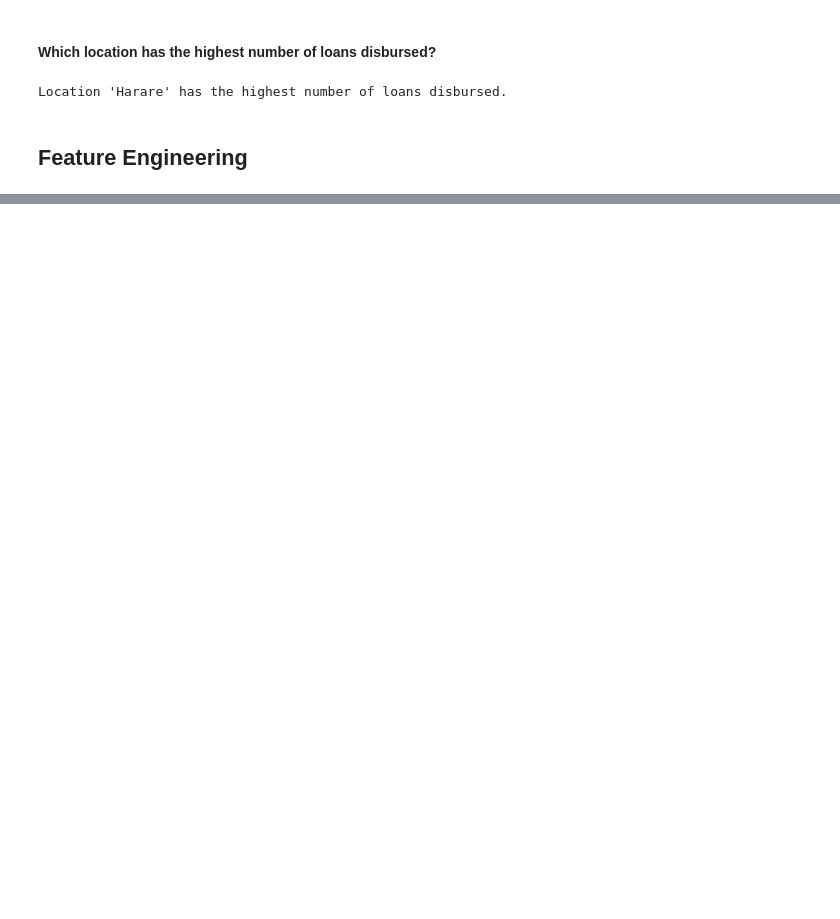
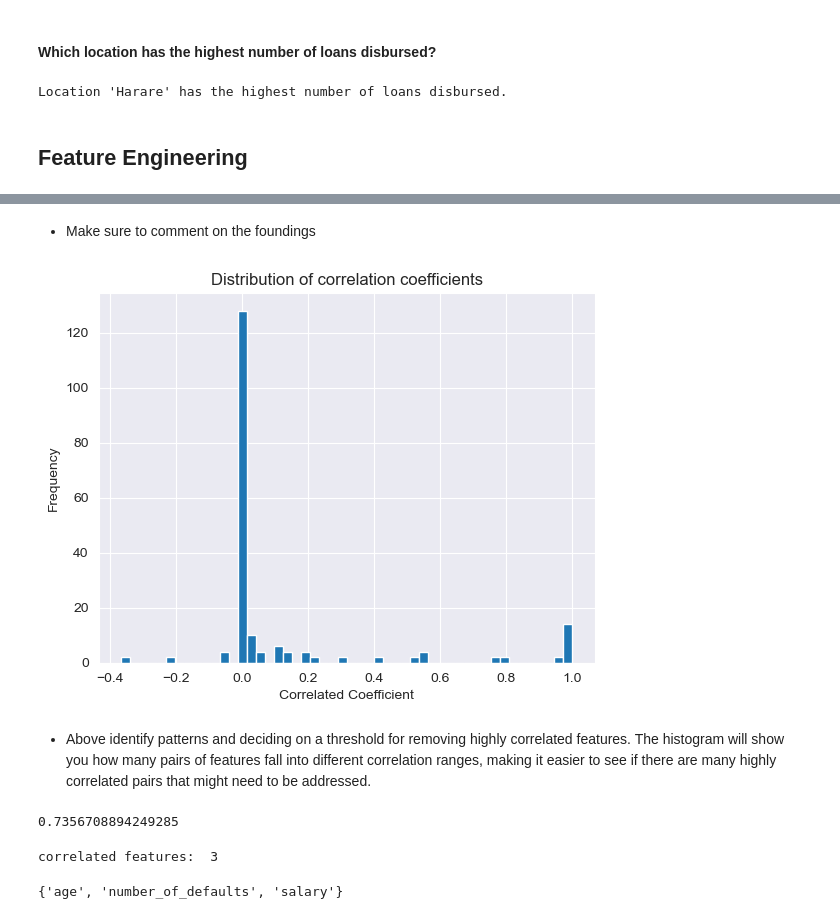
Before and after one commit to kudzaiprichard/loan_prediction_api, a Jupyter notebook: probability_of_default.ipynb, the cells around one changed output, grey strips where cells are left out. Drawn from its saved outputs; the diff is of its cells as text; code cells hidden in the pictures; blank space fills up the shorter version.

```diff
--- a/probability_of_default.ipynb
+++ b/probability_of_default.ipynb
@@ -553,0 +730,43 @@ string_features = data.select_dtypes(include=[object]).columns.to_list()
+# %% [markdown]
+* Make sure to comment on the foundings
+# %%
+plt.hist(corr_matrix.values.flatten(), bins=50)
+plt.xlabel("Correlated Coefficient")
+plt.ylabel("Frequency")
+plt.title("Distribution of correlation coefficients")
+plt.show()
+# %% [output]
+[figure, added]
+# %% [markdown]
+* Above identify patterns and deciding on a threshold for removing highly correlated features. The histogram will show you how many pairs of features fall into different correlation ranges, making it easier to see if there are many highly correlated pairs that might need to be addressed.
+# %%
+# Calculate the threshold
+mean_corr = np.mean(corr_matrix.values.flatten())
+std_corr = np.std(corr_matrix.values.flatten())
+# Setting threshold based on distribution
+
+# Approximately 95% of the data lies within ±2 standard deviations from the mean.
+threshold = mean_corr +2 * std_corr
+threshold
+# %% [output]
+0.7356708894249285
+# %%
+# remove correlated features to reduce the feature space
+def correlation(dataset, _threshold):
+    col_corr = set()  # Set of all the names of correlated columns
+    _corr_matrix = dataset.corr()
+    for i in range(len(_corr_matrix.columns)):
+        for j in range(i):
+            if abs(_corr_matrix.iloc[i, j]) > _threshold: # we are interested in absolute coeff value
+                colname = _corr_matrix.columns[i]  # getting the name of column
+                col_corr.add(colname)
+    return col_corr
+
+corr_features = correlation(data[features], threshold)
+print('correlated features: ', len(set(corr_features)) )
+# %% [output]
+correlated features:  3
+# %%
+corr_features
+# %% [output]
+{'age', 'number_of_defaults', 'salary'}
```
Also changed, not shown: parts of 93 cells of this notebook.
